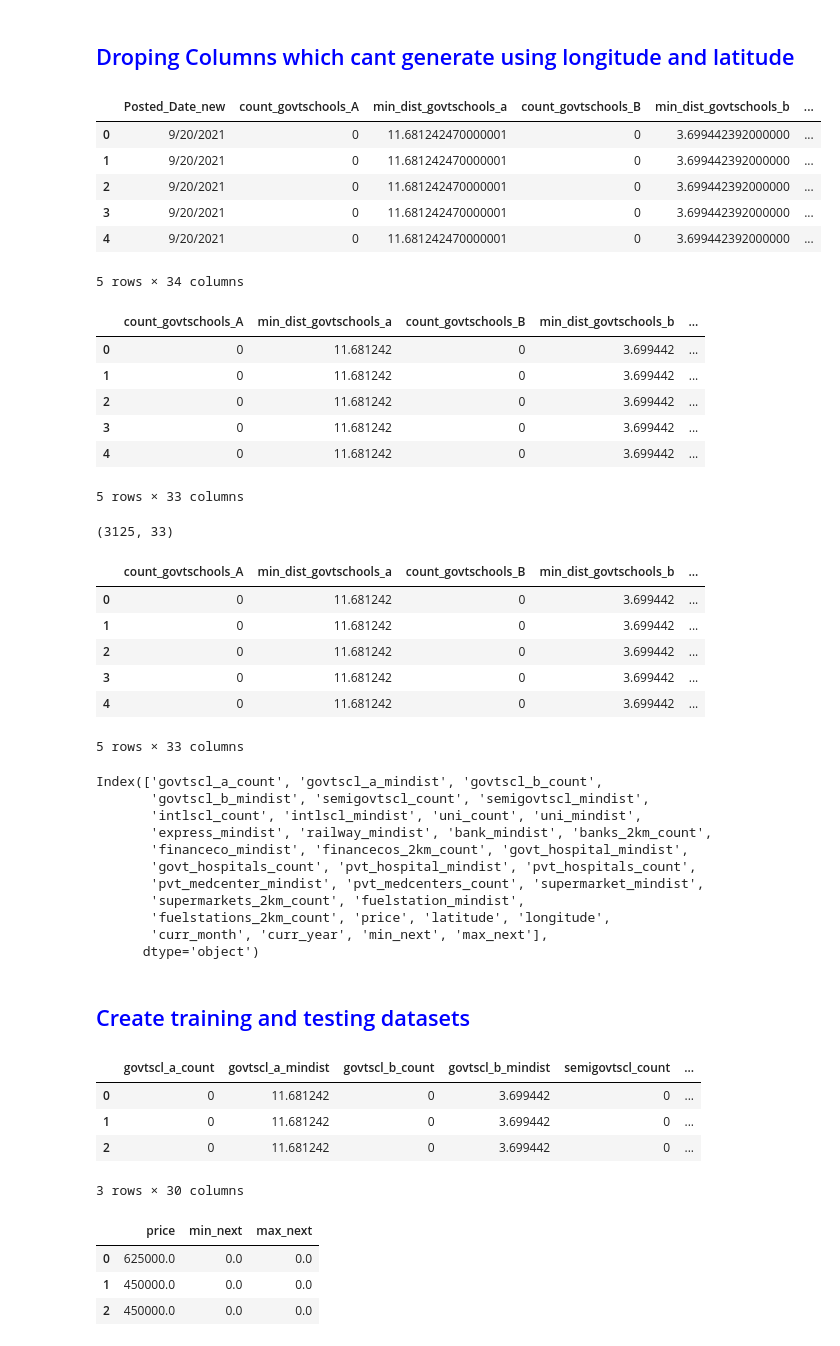
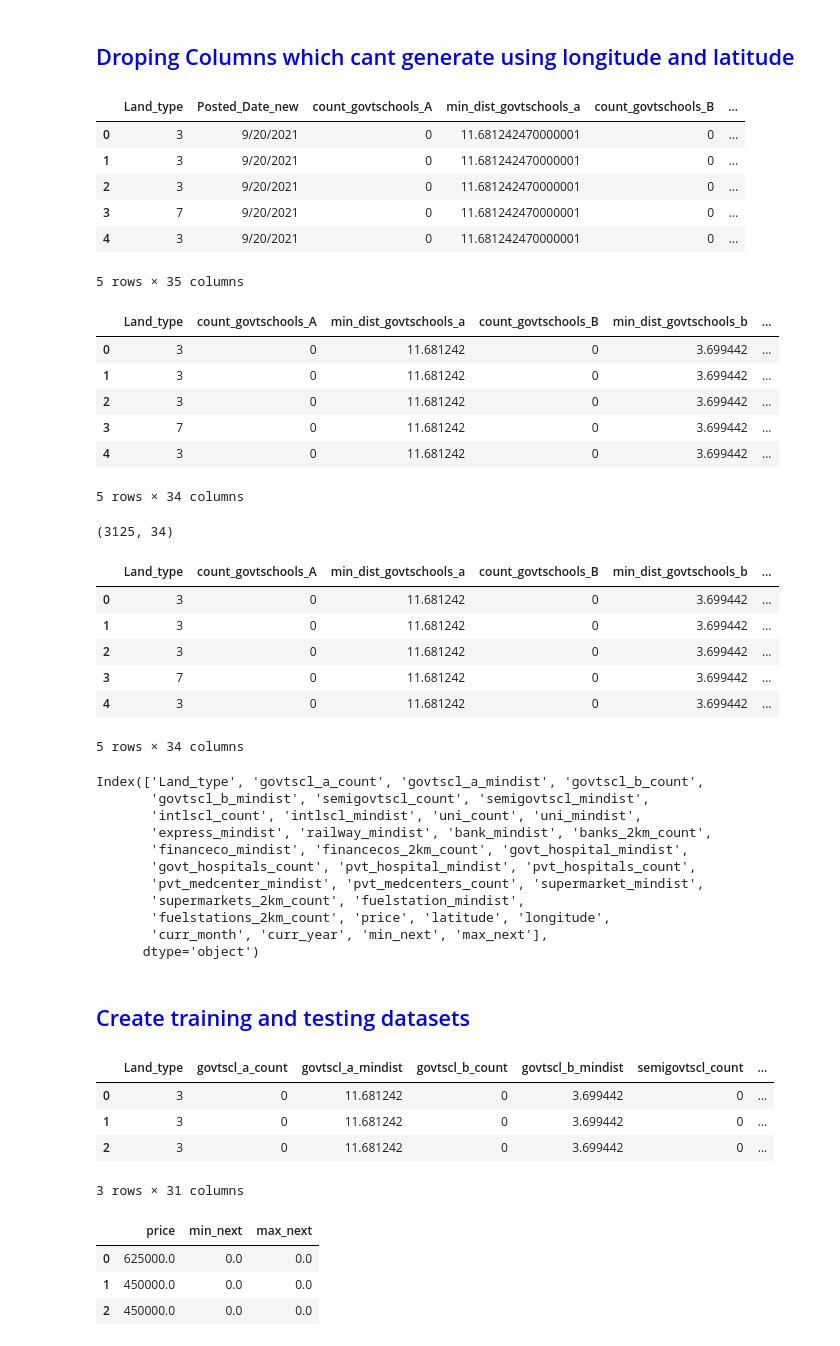
Before and after one commit to movindugunarathna/LandPulse-ML, a Jupyter notebook: model/part_2.ipynb, the cells around one changed output. Cells and saved outputs as stored; diff of their text form; code cells hidden in the pictures.

Commit message:
land type added

```diff
--- a/model/part_2.ipynb
+++ b/model/part_2.ipynb
@@ -627,45 +627,45 @@ with open("city_dict.json", "w") as f:
 <h2 style='color:blue'>Droping Columns which cant generate using longitude and latitude</h2>
 # %%
 pd.options.display.float_format = '{:.15f}'.format
-df7 =df6.drop(['Address', 'max_current', 'min_current', 'Land_type', 'Address_ID'], axis='columns')
+df7 =df6.drop(['Address', 'max_current', 'min_current', 'Address_ID'], axis='columns')
 
 # Display the DataFrame
 df7.head()
 # %% [output]
-|  | Posted_Date_new | count_govtschools_A | min_dist_govtschools_a | count_govtschools_B | min_dist_govtschools_b | ... |
-| 0 | 9/20/2021 | 0 | 11.681242470000001 | 0 | 3.699442392000000 | ... |
-| 1 | 9/20/2021 | 0 | 11.681242470000001 | 0 | 3.699442392000000 | ... |
-| 2 | 9/20/2021 | 0 | 11.681242470000001 | 0 | 3.699442392000000 | ... |
-| 3 | 9/20/2021 | 0 | 11.681242470000001 | 0 | 3.699442392000000 | ... |
-| 4 | 9/20/2021 | 0 | 11.681242470000001 | 0 | 3.699442392000000 | ... |
+|  | Land_type | Posted_Date_new | count_govtschools_A | min_dist_govtschools_a | count_govtschools_B | ... |
+| 0 | 3 | 9/20/2021 | 0 | 11.681242470000001 | 0 | ... |
+| 1 | 3 | 9/20/2021 | 0 | 11.681242470000001 | 0 | ... |
+| 2 | 3 | 9/20/2021 | 0 | 11.681242470000001 | 0 | ... |
+| 3 | 7 | 9/20/2021 | 0 | 11.681242470000001 | 0 | ... |
+| 4 | 3 | 9/20/2021 | 0 | 11.681242470000001 | 0 | ... |
-5 rows × 34 columns
+5 rows × 35 columns
 # %%
 df7 = df7.drop(['Posted_Date_new'], axis='columns')
 pd.reset_option('display.float_format')
 df7.head()
 # %% [output]
-|  | count_govtschools_A | min_dist_govtschools_a | count_govtschools_B | min_dist_govtschools_b | ... |
-| 0 | 0 | 11.681242 | 0 | 3.699442 | ... |
-| 1 | 0 | 11.681242 | 0 | 3.699442 | ... |
-| 2 | 0 | 11.681242 | 0 | 3.699442 | ... |
-| 3 | 0 | 11.681242 | 0 | 3.699442 | ... |
-| 4 | 0 | 11.681242 | 0 | 3.699442 | ... |
+|  | Land_type | count_govtschools_A | min_dist_govtschools_a | count_govtschools_B | min_dist_govtschools_b | ... |
+| 0 | 3 | 0 | 11.681242 | 0 | 3.699442 | ... |
+| 1 | 3 | 0 | 11.681242 | 0 | 3.699442 | ... |
+| 2 | 3 | 0 | 11.681242 | 0 | 3.699442 | ... |
+| 3 | 7 | 0 | 11.681242 | 0 | 3.699442 | ... |
+| 4 | 3 | 0 | 11.681242 | 0 | 3.699442 | ... |
-5 rows × 33 columns
+5 rows × 34 columns
 # %%
 df7.shape
 # %% [output]
-(3125, 33)
+(3125, 34)
 # %%
 df7.isna().sum()
 df7.head()
 # %% [output]
-|  | count_govtschools_A | min_dist_govtschools_a | count_govtschools_B | min_dist_govtschools_b | ... |
-| 0 | 0 | 11.681242 | 0 | 3.699442 | ... |
-| 1 | 0 | 11.681242 | 0 | 3.699442 | ... |
-| 2 | 0 | 11.681242 | 0 | 3.699442 | ... |
-| 3 | 0 | 11.681242 | 0 | 3.699442 | ... |
-| 4 | 0 | 11.681242 | 0 | 3.699442 | ... |
+|  | Land_type | count_govtschools_A | min_dist_govtschools_a | count_govtschools_B | min_dist_govtschools_b | ... |
+| 0 | 3 | 0 | 11.681242 | 0 | 3.699442 | ... |
+| 1 | 3 | 0 | 11.681242 | 0 | 3.699442 | ... |
+| 2 | 3 | 0 | 11.681242 | 0 | 3.699442 | ... |
+| 3 | 7 | 0 | 11.681242 | 0 | 3.699442 | ... |
+| 4 | 3 | 0 | 11.681242 | 0 | 3.699442 | ... |
-5 rows × 33 columns
+5 rows × 34 columns
 # %%
 import pandas as pd
 
@@ -712,7 +712,7 @@ df7.rename(columns=column_mapping, inplace=True)
 df5.to_csv("training.csv", index=False)
 df7.columns
 # %% [output]
-Index(['govtscl_a_count', 'govtscl_a_mindist', 'govtscl_b_count',
+Index(['Land_type', 'govtscl_a_count', 'govtscl_a_mindist', 'govtscl_b_count',
        'govtscl_b_mindist', 'semigovtscl_count', 'semigovtscl_mindist',
        'intlscl_count', 'intlscl_mindist', 'uni_count', 'uni_mindist',
        'express_mindist', 'railway_mindist', 'bank_mindist', 'banks_2km_count',
@@ -729,11 +729,11 @@ Index(['govtscl_a_count', 'govtscl_a_mindist', 'govtscl_b_count',
 x = df7.drop(['price', 'min_next', 'max_next'],axis='columns')
 x.head(3)
 # %% [output]
-|  | govtscl_a_count | govtscl_a_mindist | govtscl_b_count | govtscl_b_mindist | semigovtscl_count | ... |
-| 0 | 0 | 11.681242 | 0 | 3.699442 | 0 | ... |
-| 1 | 0 | 11.681242 | 0 | 3.699442 | 0 | ... |
-| 2 | 0 | 11.681242 | 0 | 3.699442 | 0 | ... |
+|  | Land_type | govtscl_a_count | govtscl_a_mindist | govtscl_b_count | govtscl_b_mindist | semigovtscl_count | ... |
+| 0 | 3 | 0 | 11.681242 | 0 | 3.699442 | 0 | ... |
+| 1 | 3 | 0 | 11.681242 | 0 | 3.699442 | 0 | ... |
+| 2 | 3 | 0 | 11.681242 | 0 | 3.699442 | 0 | ... |
-3 rows × 30 columns
+3 rows × 31 columns
 # %%
 y = df7[['price', 'min_next', 'max_next']]
 y.head(3)
```
Also changed, not shown: parts of 5 cells of this notebook, 7 other files.
